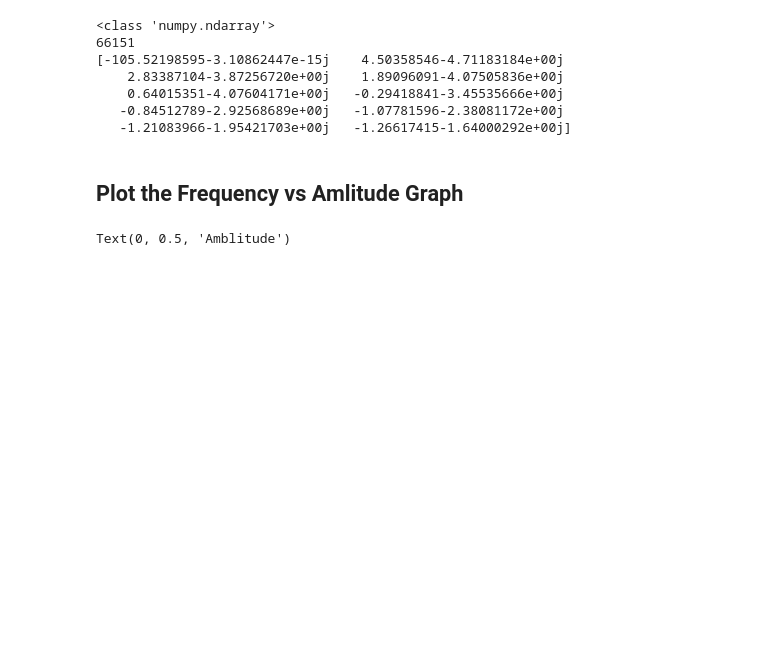
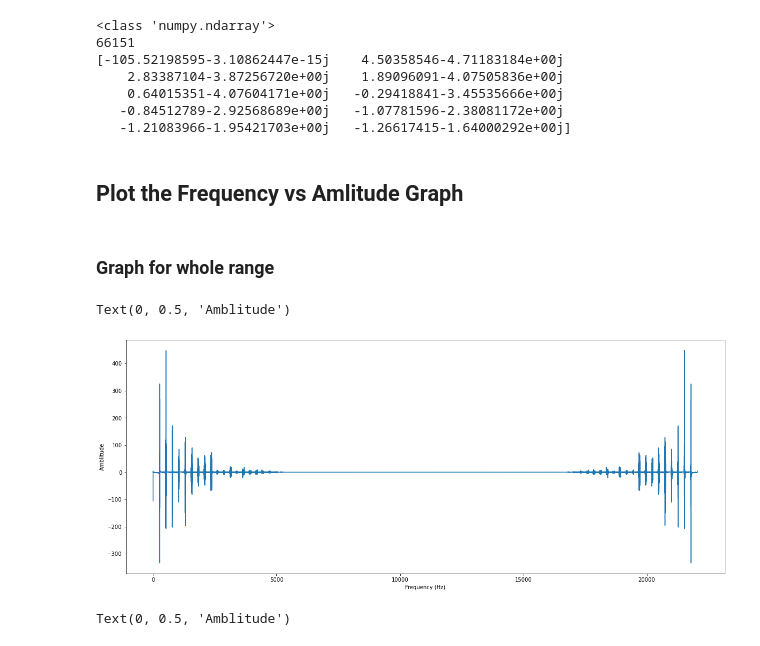
Before and after one commit to Rathees-Koneswarann/matplotlib-signal-analisis, a Jupyter notebook: violin-sound-process.ipynb, the cells around one changed output. Drawn from its saved outputs; the diff is of its cells as text; code cells hidden in the pictures; blank space fills up the shorter version.

Commit message:
Add non absolute value graph

```diff
--- a/violin-sound-process.ipynb
+++ b/violin-sound-process.ipynb
@@ -69,6 +69,18 @@ print(c[0:10])
    -1.21083966-1.95421703e+00j   -1.26617415-1.64000292e+00j]
 # %% [markdown]
 ## Plot the Frequency vs Amlitude Graph
+# %% [markdown]
+### Graph for whole range
+# %%
+fr = np.array(range(0,66151))/3
+# plot the absolute value
+plt.figure(figsize=(20,8))
+plt.plot(fr,c)
+plt.xlabel('Frequency (Hz)')
+plt.ylabel('Amblitude')
+# %% [output]
+Text(0, 0.5, 'Amblitude')
+[figure, added]
 # %%
 fr = np.array(range(0,66151))/3
 # plot the absolute value
```
Also changed, not shown: parts of 2 cells of this notebook.
